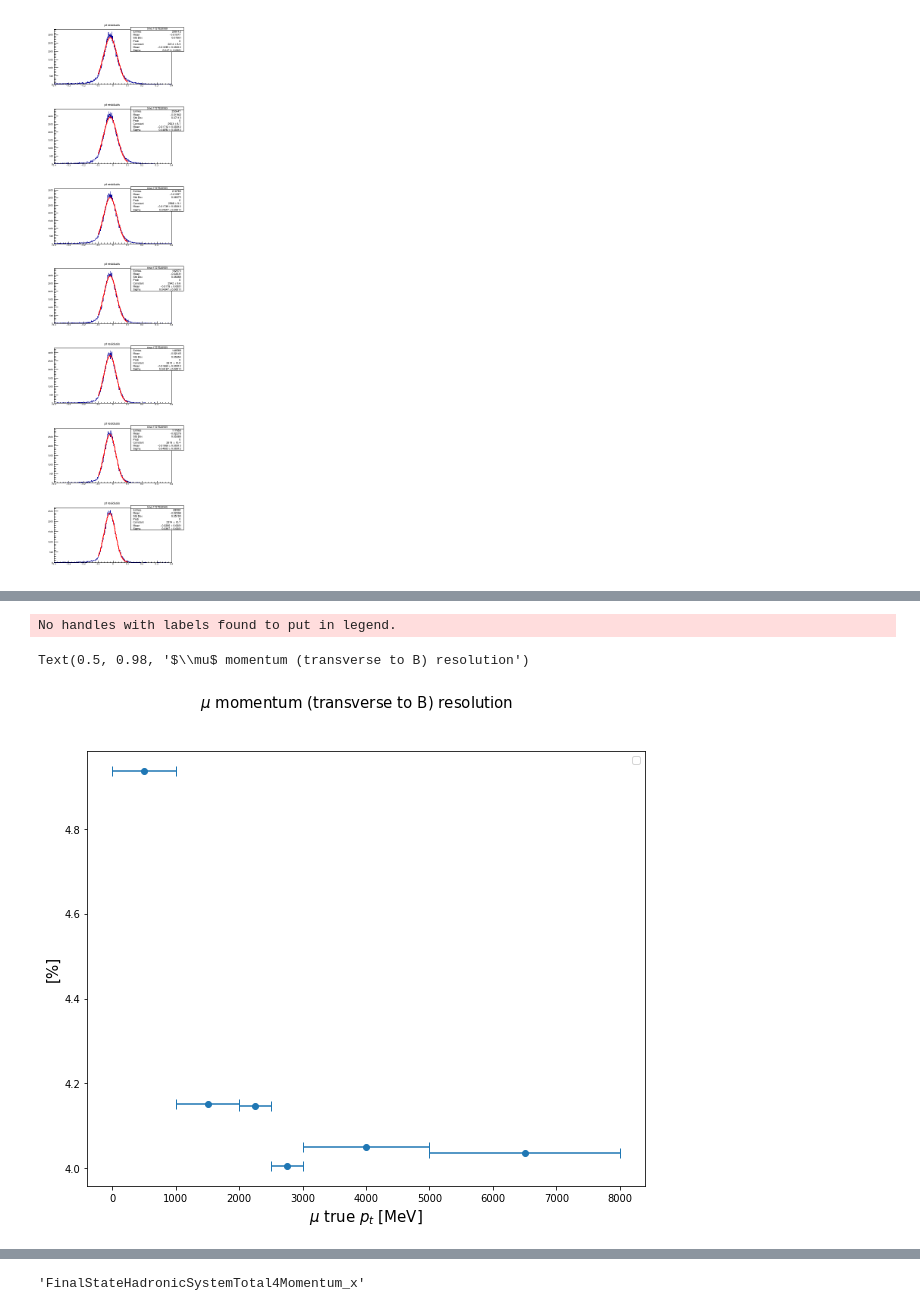
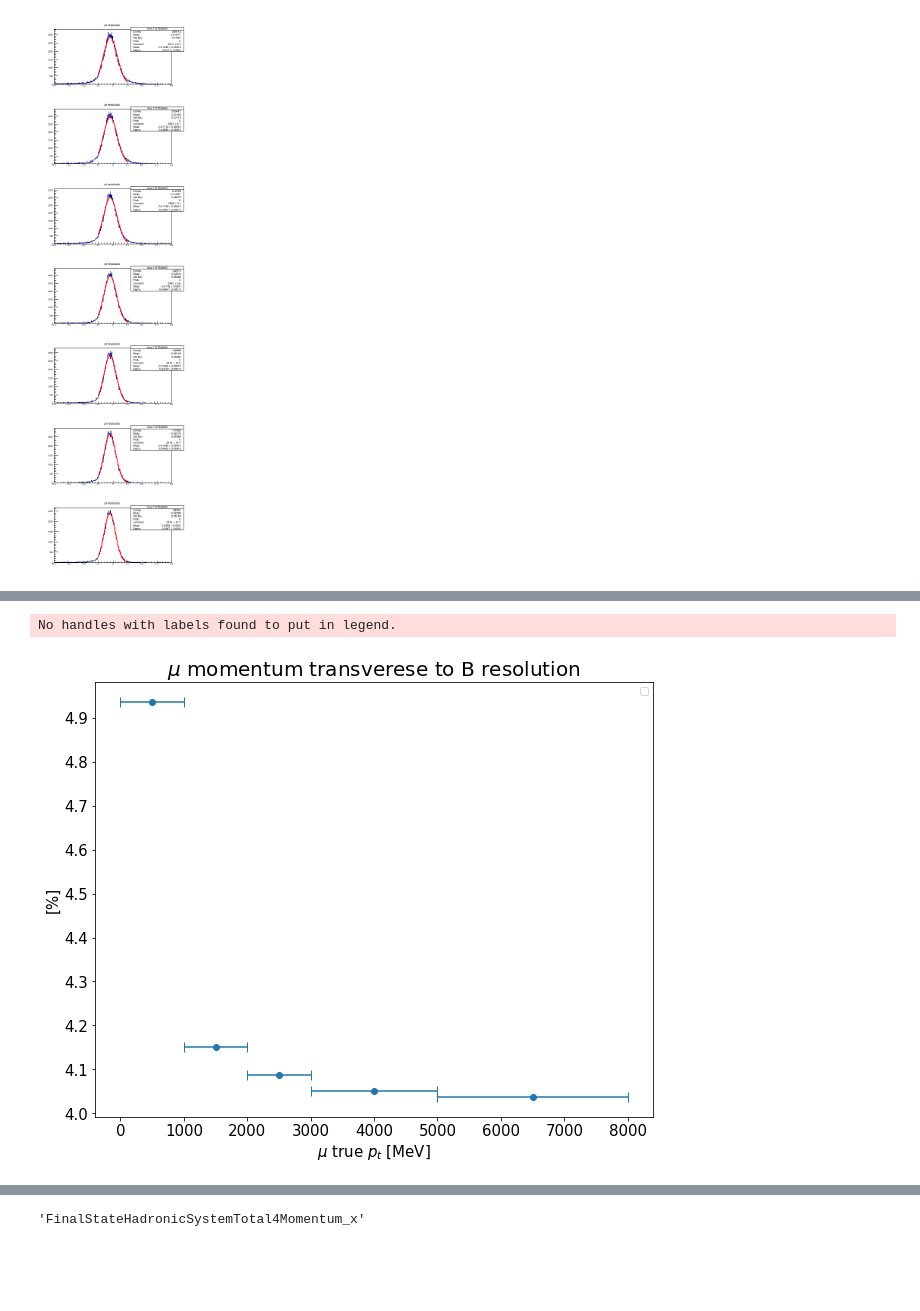
Before and after one commit to GianfrancoIngratta/SAND-PHYSICS, a Jupyter notebook: notebook/AnalyseDriftReco.ipynb, the cells around one changed output, grey strips where cells are left out. Drawn from its saved outputs; the diff is of its cells as text; code cells hidden in the pictures; blank space fills up the shorter version.

```diff
--- a/notebook/AnalyseDriftReco.ipynb
+++ b/notebook/AnalyseDriftReco.ipynb
@@ -139,6 +140,7 @@ df
 # %%
 df['Antimuon_ptot_residual'] = (1/df['Antimuon_ptot_true'] - 1/df['Antimuon_ptot_reco'])/(1/df['Antimuon_ptot_reco'])
 df['Antimuon_pt_residual'] = (1/df['Antimuon_pt_true'] - 1/df['Antimuon_pt_reco'])/(1/df['Antimuon_pt_reco'])
+df['Antimuon_dip_residual'] = df['Antimuon_dip_true'] - df['Antimuon_dip_reco']
 # %%
 df_manager = Manager(df, "df", reference_index="FileName")
 # %% [markdown]
@@ -446,20 +504,22 @@ Index(['index', 'digit_file_input', 'Antimuon_pt_true', 'Antimuon_pt_reco',
 # %%
 hist_ptot = tool.FillTH1D(iterable = good_sample.dataframe['Antimuon_ptot_residual'].dropna().values,
                           histogram_name = "",
-                          title = "ptot residuals",
+                          title = "total momentum residuals",
                           nbins = int(np.sqrt(len(good_sample.dataframe))),
                           #  nbins = 30,
                           x_min = -0.4,
                           x_max = 0.4)
 
-hist_ptot, mean, sigma = tool.FitTH1D_w_gauss(hist = hist_ptot,
+hist_ptot_, mean, sigma = tool.FitTH1D_w_gauss(hist = hist_ptot,
                                              gauss_range = (-0.2, 0.2),
                                              fit_range = (-0.1,0.1))
 
+ROOT.gStyle.SetOptFit(0)
 c = ROOT.TCanvas("canvas_name", "Canvas", 500, 500)
-ROOT.gStyle.SetOptFit()
 hist_ptot.Draw()
 c.Draw()
+
+c.SaveAs("/storage/gpfs_data/neutrino/users/gi/sand-physics/notebook/figures/Drift_reco/resitduals_total_momentum.pdf")
 # %% [output]
  FCN=1358.27 FROM MIGRAD    STATUS=CONVERGED      71 CALLS          72 TOTAL
                      EDM=1.82241e-07    STRATEGY= 1      ERROR MATRIX ACCURATE
@@ -473,6 +534,6 @@ Warning in <TCanvas::Constructor>: Deleting canvas with same name: canvas_name
 # %%
 # centers, widths = equally_split_bins(df['pt_true'].values, nof_bins=10)
-bin_edges  = np.array([0, 1, 2, 2.5, 3, 5, 8])*1e3
+bin_edges  = np.array([0, 1, 2, 3, 5, 8])*1e3
 centers = (bin_edges[1:]+bin_edges[:-1])/2
 widths  = (bin_edges[1:]-bin_edges[:-1])
 
@@ -532,16 +593,17 @@ Warning in <TCanvas::Constructor>: Deleting canvas with same name: canvas_name
 # %%
 fig,ax = plt.subplots(figsize=(10,8))
 ax.errorbar(x=centers, y=np.array(resolutions)*1E2, xerr=np.array(widths)/2 ,fmt ='o',capsize=5)
 plt.xlabel(r"$\mu$ true $p_t$ [MeV]", fontsize=15)
 plt.ylabel("[%]", fontsize=15)
-# plt.xticks(np.arange(0,6,0.5))
-# plt.yticks(np.arange(0.1,2,0.1))
+plt.xticks(fontsize=15)
+plt.yticks(np.arange(4,5,0.1), fontsize=15)
 plt.legend()
-plt.suptitle(r"$\mu$ momentum (transverse to B) resolution", fontsize=15)
+
+plt.title(r"$\mu$ momentum transverese to B resolution", fontsize=20)
+plt.savefig("/storage/gpfs_data/neutrino/users/gi/sand-physics/notebook/figures/Drift_reco/pt_resolution_vs_pt_true.pdf")
 # %% [output]
 No handles with labels found to put in legend.
-Text(0.5, 0.98, '$\\mu$ momentum (transverse to B) resolution')
-[figure, old version]
+[figure, new version]
 # %%
 # centers, widths = equally_split_bins(df['pt_true'].values, nof_bins=10)
 bin_edges  = np.array([0, 1, 2, 2.5, 3, 5, 8])*1e3
```
Also changed, not shown: parts of 28 cells of this notebook, 7 other files.
